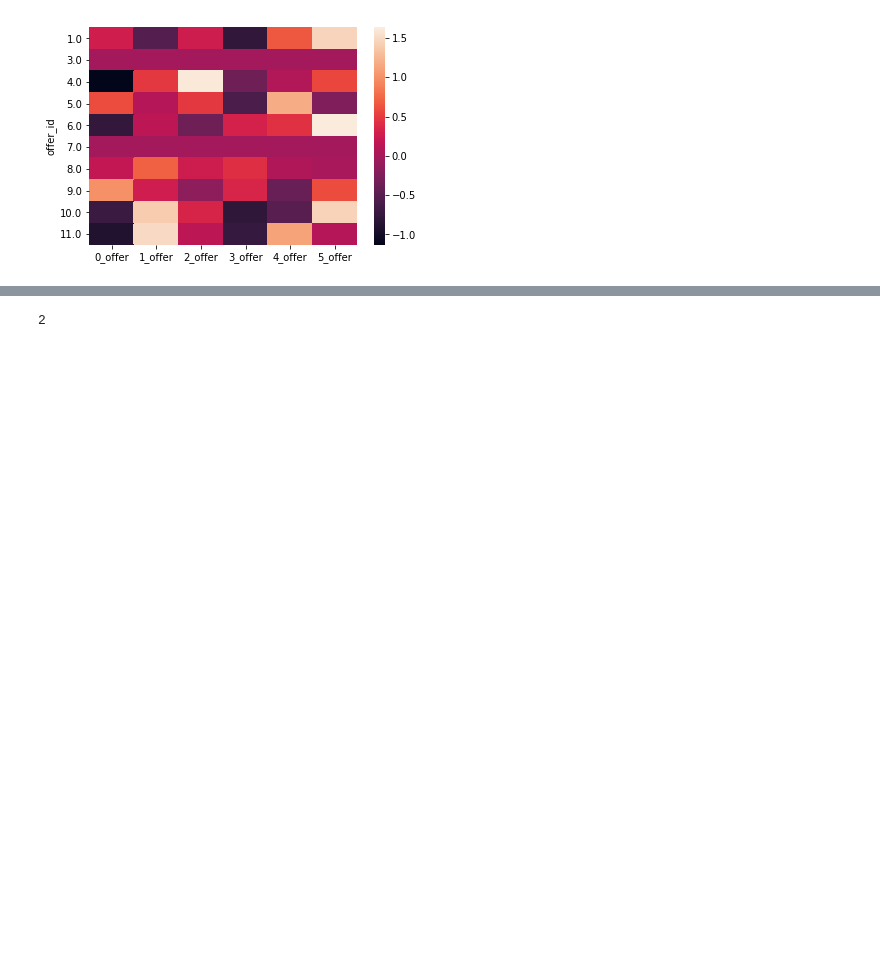
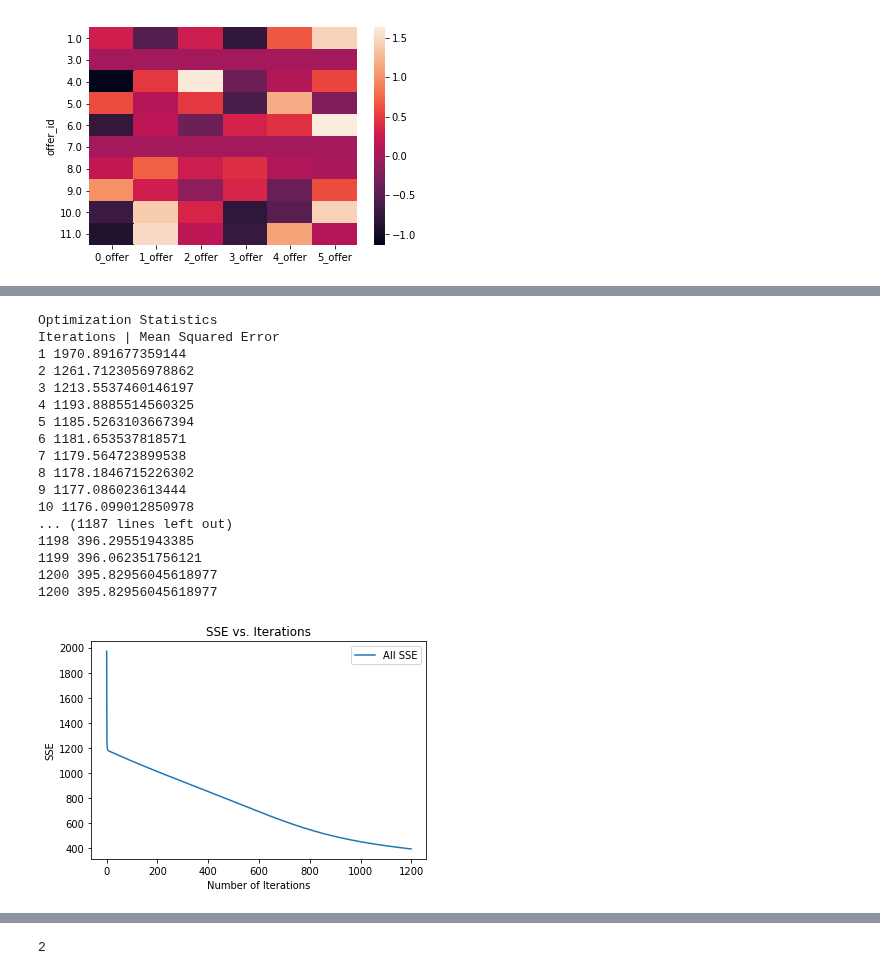
Before and after one commit to madkehl/Capstone, a Jupyter notebook: Starbucks Capstone .ipynb, the cells around one changed output, grey strips where cells are left out. Saved outputs shown, nothing was run; the diff lists cells and outputs as text; code cells hidden in the pictures; blank space fills up the shorter version.

```diff
--- a/Starbucks Capstone .ipynb
+++ b/Starbucks Capstone .ipynb
@@ -103,6 +140,14 @@ def get_years(date_int):
 
 
 def new_offer_id(col1, col2):
+    '''
+    INPUT:  Two separate offer id columns
+
+    OUTPUT: One column if both are the same, various warnings if they are not the same
+
+    this function is because the notation in the value column used both offer_id and offer id
+    These should be the same column
+    '''
     new_col = []
     for i in range(len(col1)):
         if isinstance(col1[i], str):
@@ -122,6 +167,13 @@ def new_offer_id(col1, col2):
 
 
 def mapper(col):
+    '''
+    INPUT: column of complex ids
+
+    OUTPUT: list of simple ids
+
+    **taken from udacity data science nanodegree
+    '''
     coded_dict = dict()
     cter = 1
     encoded = []
@@ -135,6 +187,11 @@ def mapper(col):
     return encoded
 
 def offer_influence(df = df_for_amount_new):
+    '''
+    INPUT: df
+
+    OUTPUT: a list of ones and zeros corresponding to offer being viewed and completed
+    '''
     new_offer_impact = []
     for i, j in enumerate(df['event_offer completed']):
         if j > 0:
@@ -293,11 +326,10 @@ array([[<matplotlib.axes._subplots.AxesSubplot object at 0x...>,
 def lm(df_x, df_y, df):
     '''
     INPUT:
-    string of independent var, string of dependent var, string of group, df hosting, string of nested group if relevant
+    df_x values dfd_y values overall df
 
     OUTPUT:
-    a statsmodel instance of a mixed effects/multilevel model
-
+    a statsmodel instance of a OLS regression
     '''
 
     try:
@@ -314,11 +346,10 @@ def lm(df_x, df_y, df):
 def logm(df_x, df_y, df):
     '''
     INPUT:
-    string of independent var, string of dependent var, string of group, df hosting, string of nested group if relevant
+    df_x values dfd_y values overall df
 
     OUTPUT:
-    a statsmodel instance of a mixed effects/multilevel model
-
+    a statsmodel instance of a logistic regression
     '''
 
     try:
@@ -329,6 +360,13 @@ def logm(df_x, df_y, df):
     return('FAIL')
 
 def plot_sig_results(sig_df):
+    '''
+    INPUT: df of results, significant features
+
+
+    OUTPUT: graphs
+    '''
+
     fig = go.Figure()
 
     fig.add_trace(go.Bar(x=sig_df['features'], y = sig_df['coef'], name = 'Ratings_Score_Top_Coef',
@@ -1066,0 +992,27 @@ Boolean Series key will be reindexed to match DataFrame index.
+# %%
+#based on experiments below
+
+user_item_exp = create_user_item_matrix(df_gb)
+
+u_exp, vt_exp, sse_totals_exp = FunkSVD(user_item, latent_features=8, learning_rate=0.0005, iters=1200)
+
+plot_sse_fig(range(1200), sse_totals_exp, met_label = "SSE")
+# %% [output]
+Optimization Statistics
+Iterations | Mean Squared Error
+1 1970.891677359144
+2 1261.7123056978862
+3 1213.5537460146197
+4 1193.8885514560325
+5 1185.5263103667394
+6 1181.653537818571
+7 1179.564723899538
+8 1178.1846715226302
+9 1177.086023613444
+10 1176.099012850978
+... (1187 lines left out)
+1198 396.29551943385
+1199 396.062351756121
+1200 395.82956045618977
+1200 395.82956045618977
+[figure, added]
```
Also changed, not shown: parts of 40 cells of this notebook, 1 other file.
